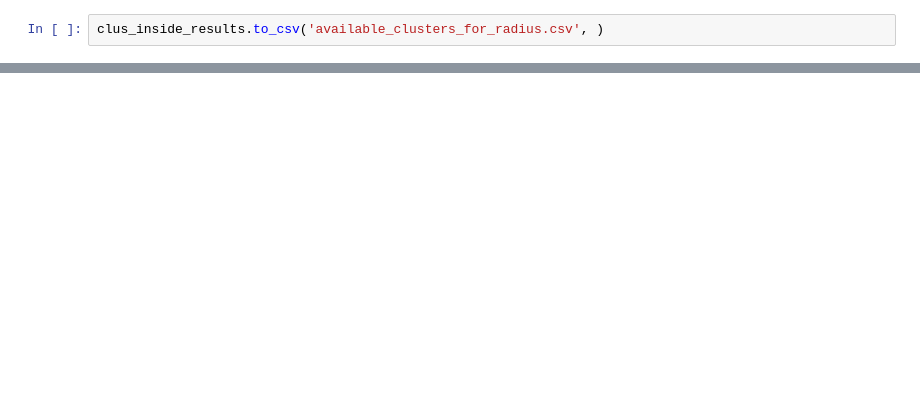
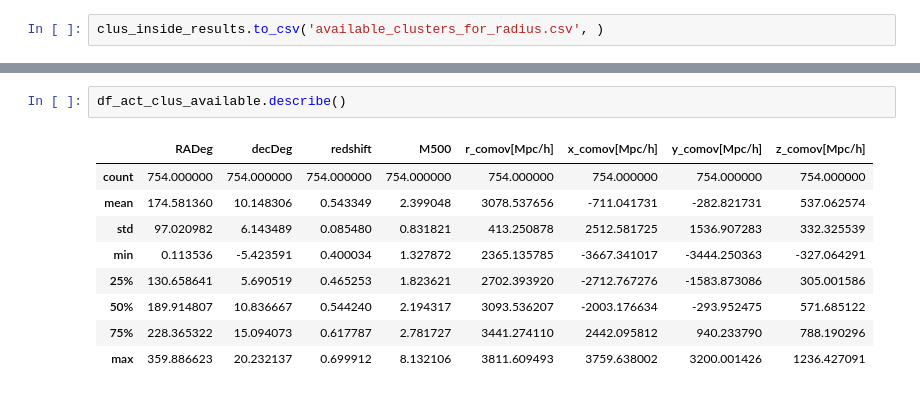
Before and after one commit to awaismirza92/velocity-reconstruction-and-kinetic-SZ, a Jupyter notebook: codes_for_ACT/ACT_clus_and_SDSS_gals.ipynb, the cells around one changed output, grey strips where cells are left out. Cells and saved outputs as stored; diff of their text form; blank space fills up the shorter version.

```diff
--- a/codes_for_ACT/ACT_clus_and_SDSS_gals.ipynb
+++ b/codes_for_ACT/ACT_clus_and_SDSS_gals.ipynb
@@ -379,0 +415,12 @@ print(sum(inside_clus))
+# %%
+df_act_clus_available.describe()
+# %% [output]
+|  | RADeg | decDeg | redshift | M500 | r_comov[Mpc/h] | x_comov[Mpc/h] | y_comov[Mpc/h] | z_comov[Mpc/h] |
+| count | 754.000000 | 754.000000 | 754.000000 | 754.000000 | 754.000000 | 754.000000 | 754.000000 | 754.000000 |
+| mean | 174.581360 | 10.148306 | 0.543349 | 2.399048 | 3078.537656 | -711.041731 | -282.821731 | 537.062574 |
+| std | 97.020982 | 6.143489 | 0.085480 | 0.831821 | 413.250878 | 2512.581725 | 1536.907283 | 332.325539 |
+| min | 0.113536 | -5.423591 | 0.400034 | 1.327872 | 2365.135785 | -3667.341017 | -3444.250363 | -327.064291 |
+| 25% | 130.658641 | 5.690519 | 0.465253 | 1.823621 | 2702.393920 | -2712.767276 | -1583.873086 | 305.001586 |
+| 50% | 189.914807 | 10.836667 | 0.544240 | 2.194317 | 3093.536207 | -2003.176634 | -293.952475 | 571.685122 |
+| 75% | 228.365322 | 15.094073 | 0.617787 | 2.781727 | 3441.274110 | 2442.095812 | 940.233790 | 788.190296 |
+| max | 359.886623 | 20.232137 | 0.699912 | 8.132106 | 3811.609493 | 3759.638002 | 3200.001426 | 1236.427091 |
```
Also changed, not shown: parts of 17 cells of this notebook.
